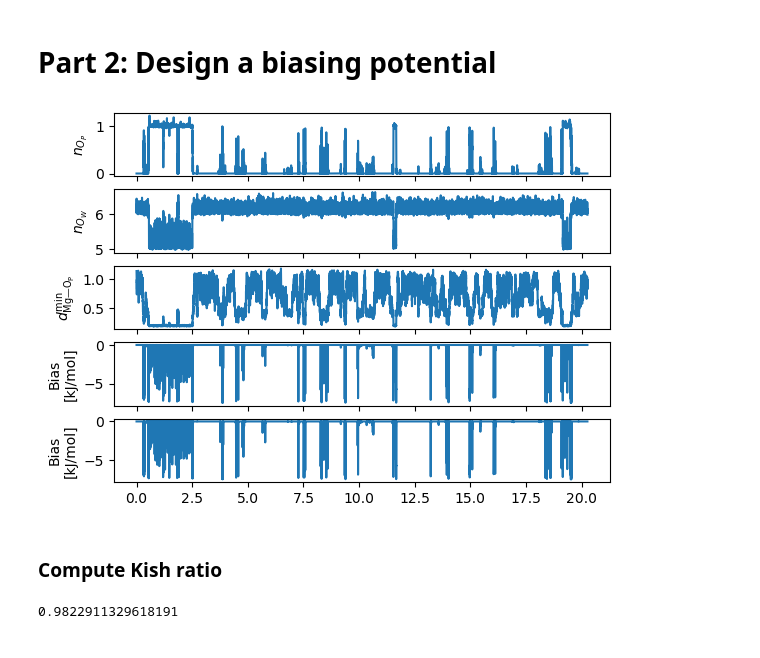
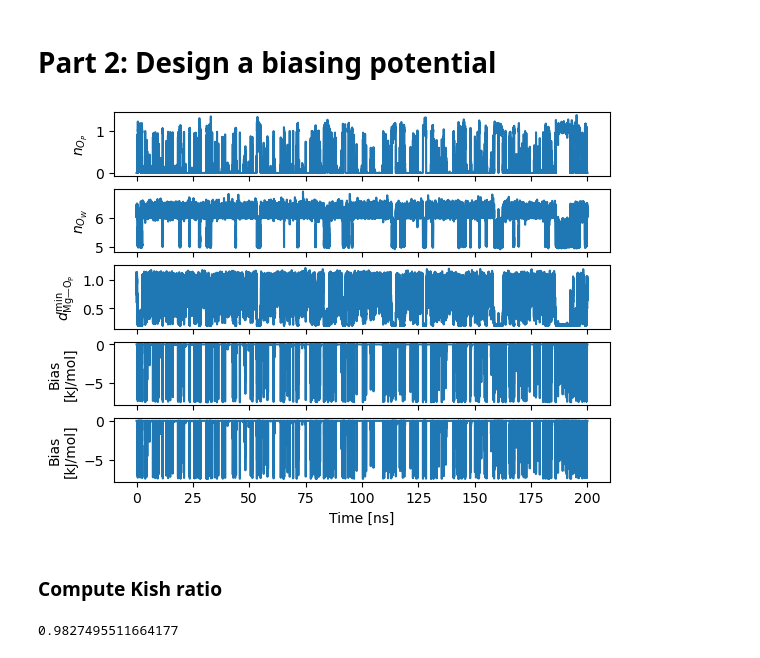
Before and after one commit to ollyfutur/mg_rna_tutorial, a Jupyter notebook: solutions/PART2Test.ipynb, the cells around one changed output. Drawn from its saved outputs; the diff is of its cells as text; code cells hidden in the pictures.

```diff
--- a/solutions/PART2Test.ipynb
+++ b/solutions/PART2Test.ipynb
@@ -8,7 +8,7 @@ from scipy.constants import R
 
 RT = 300 * R * 1e-3
 # %%
-df = plumed.read_as_pandas('../bias_test/bias.COLVAR')
+df = plumed.read_as_pandas('bias.COLVAR')
 
 weights = np.exp(df['bias.bias'] / RT)
 
@@ -20,29 +20,31 @@ y = scale * (df.nop + df.now) - 6
 # %%
 fig, axarr = plt.subplots(nrows=5, sharex=True)
 
 ax = axarr[0]
 ax.plot(df.time / 1000, df.nop * scale)
 ax.set_ylabel(r"$n_{O_P}$")
 
 ax = axarr[1]
 ax.plot(df.time / 1000, df.now * scale)
 ax.set_ylabel(r"$n_{O_W}$")
 
 ax = axarr[2]
 ax.plot(df.time / 1000, df['dop.lowest'])
 ax.set_ylabel(r"$d_{\mathrm{Mg—O_P}}^\mathrm{min}$")
 
 ax = axarr[3]
 ax.plot(df.time / 1000, df['bias.bias'])
 ax.set_ylabel("Bias\n[kJ/mol]")
 
 ax = axarr[4]
 ax.plot(df.time / 1000, bias_fn(x, y))
 ax.set_ylabel("Bias\n[kJ/mol]")
 
+ax.set_xlabel("Time [ns]")
+
 plt.savefig('bias_timeseries.png')
 # %% [output]
-[figure, old version]
+[figure, new version]
 # %% [markdown]
 ### Compute Kish ratio
 # %%
@@ -51,4 +53,4 @@ def kish_ratio(weights):
 
 print(kish_ratio(weights))
 # %% [output]
-0.9822911329618191
+0.9827495511664177
```
Also changed, not shown: 8 other files.
